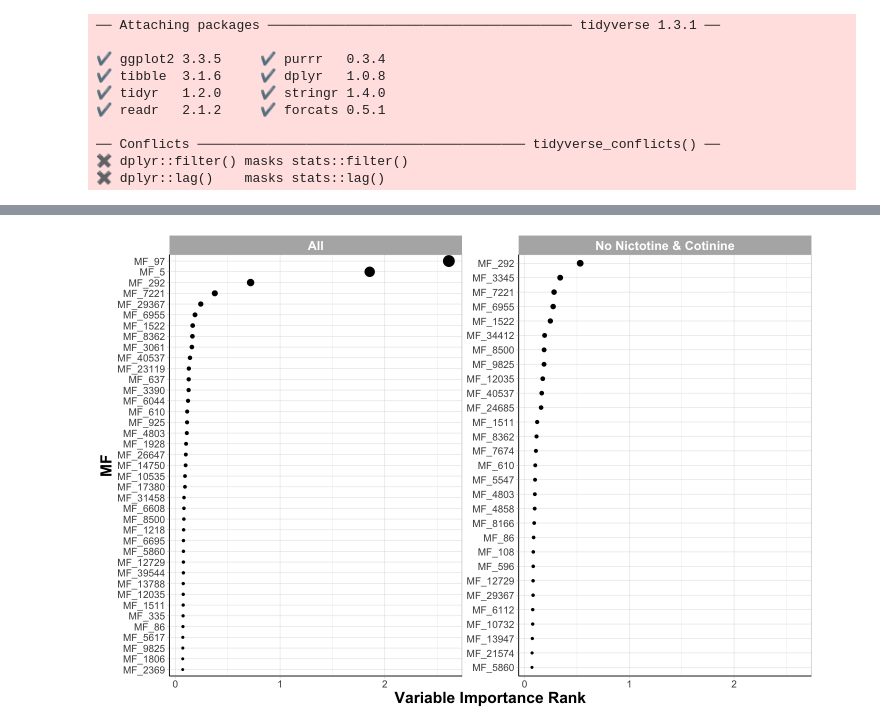
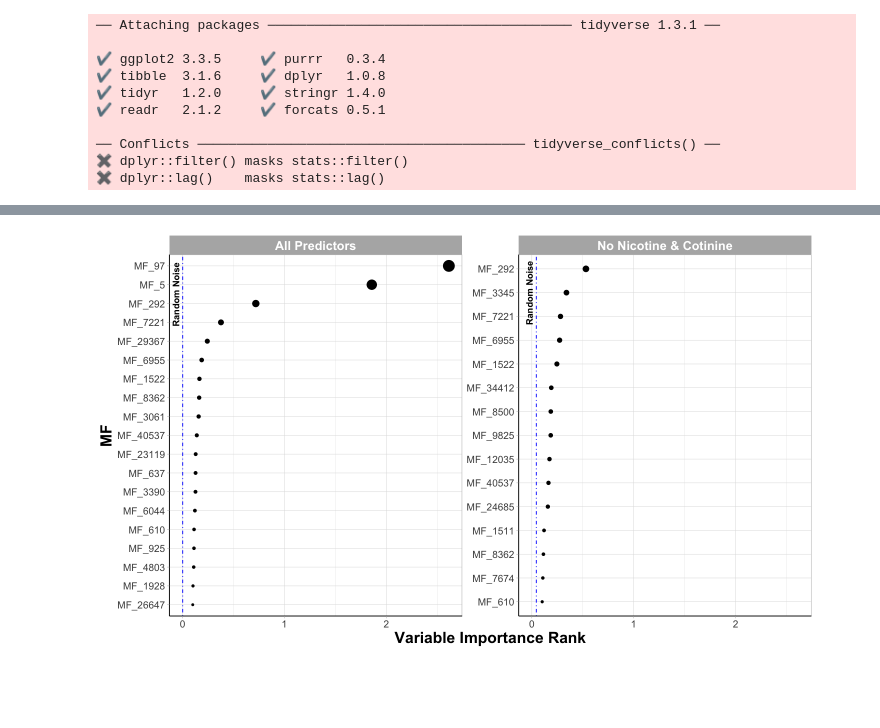
Before and after one commit to UNC-CEMALB/P1002_Ecig-Metabolomics-NELF, a Jupyter notebook: 5. ML Visualizations/Variable Importance Plot.ipynb, the cells around one changed output, grey strips where cells are left out. Saved outputs shown, nothing was run; the diff lists cells and outputs as text; code cells hidden in the pictures; blank space fills up the shorter version.

```diff
--- a/5. ML Visualizations/Variable Importance Plot.ipynb
+++ b/5. ML Visualizations/Variable Importance Plot.ipynb
@@ -24,8 +24,8 @@ var_imp_wo_nictotine_cotinine = data.frame(read_excel("041222_Significant_MFs_wo
 ✖ dplyr::lag()    masks stats::lag()
 # %%
 #creating a col that specifies which the Type variable before creating 1 df
-var_imp_all$Type = "All"
-var_imp_wo_nictotine_cotinine$Type = "No Nictotine & Cotinine"
+var_imp_all$Type = "All Predictors"
+var_imp_wo_nictotine_cotinine$Type = "No Nicotine & Cotinine"
 
 var_imp_df = full_join(var_imp_all, var_imp_wo_nictotine_cotinine)
 
@@ -61,41 +44,41 @@ A data.frame: 10 × 3
 # %%
-options(repr.plot.width=12, repr.plot.height=8) #changing size
-# new_facet_labels = c("Inflammatory Type", "Lung Type")
-# names(new_facet_labels) = c("Inflammatory", "Lung")
+options(repr.plot.width=12, repr.plot.height=7) #changing size
 
 #only plotting features w/ a mean decrease gini > 0.2
-ggplot() +
+FigureX = ggplot() +
   geom_point(data = var_imp_df %>%
-             filter(MeanDecreaseGini > 0.07, !grepl("noise", MF)),
+             filter(MeanDecreaseGini > 0.1),
              aes(x = MeanDecreaseGini, y = reorder_within(MF, MeanDecreaseGini, Type),
                  size = MeanDecreaseGini)) +
   geom_vline(data = var_imp_df %>%
-             filter(MeanDecreaseGini > 0.07, grepl("noise", MF)),
-                    aes(xintercept = MeanDecreaseGini), color = "blue", linetype = "dotdash") +
+             filter(MF == "noise5"),
+             aes(xintercept = MeanDecreaseGini), color = "blue", linetype = "dotdash") +
 
   #adding text to verticle background noise lines
-#   geom_text(data = var_imp_df %>%
-#              filter(MeanDecreaseGini > 0.1, grepl("noise", MF), Type == "All"),
-#             aes(x = MeanDecreaseGini, label = "Background Noise\n", y = 9.2), angle = 90, fontface = "bold") +
-#   geom_text(data = var_imp_df %>%
-#              filter(MeanDecreaseGini > 0.1, grepl("noise", MF), Type == "No Nictotine & Cotinine"),
-#             aes(x = MeanDecreaseGini, label = "Background Noise\n", y = 14.4), angle = 90, fontface = "bold") +
+  geom_text(data = var_imp_df %>%
+             filter(MF == "noise5", Type == "All Predictors"),
+            aes(x = MeanDecreaseGini, label = "Random Noise\n", y = 17.5), angle = 90, fontface = "bold") +
+  geom_text(data = var_imp_df %>%
+             filter(MF == "noise5", Type == "No Nicotine & Cotinine"),
+            aes(x = MeanDecreaseGini, label = "Random Noise\n", y = 14), angle = 90, fontface = "bold") +
 
   facet_wrap(~Type, scales = 'free_y') +
 
   theme_light() +
   theme(axis.line = element_line(colour = "black"), #making x and y axes black
         axis.text = element_text(size = 12), #changing size of x axis labels
         axis.title = element_text(face = "bold", size = rel(1.7)), #changes axis titles
         legend.title = element_text(face = 'bold', size = 14), #changes legend title
         legend.text = element_text(size = 12), #changes legend text
         strip.text.x = element_text(size = 15, face = "bold"), #changes size of facet x axis
         strip.text.y = element_text(size = 15, face = "bold")) + #changes size of facet y axis
   labs(x = 'Variable Importance Rank', y = 'MF') + #changing axis labels
 
   #this removes Type variable from y axes
   scale_y_reordered() +
   #removing size legend
   guides(size = "none")
+
+FigureX
 # %% [output]
-[figure, old version]
+[figure, new version]
```
Also changed, not shown: parts of 4 cells of this notebook.
